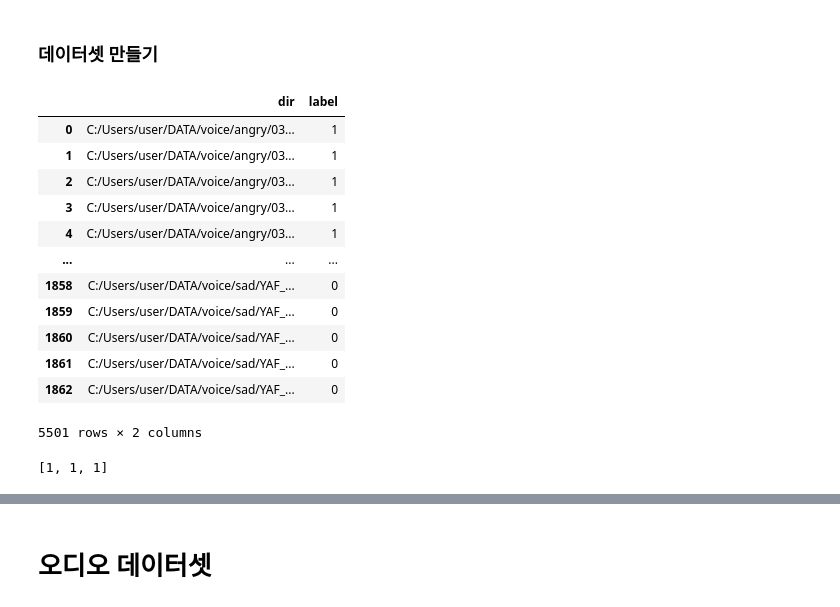
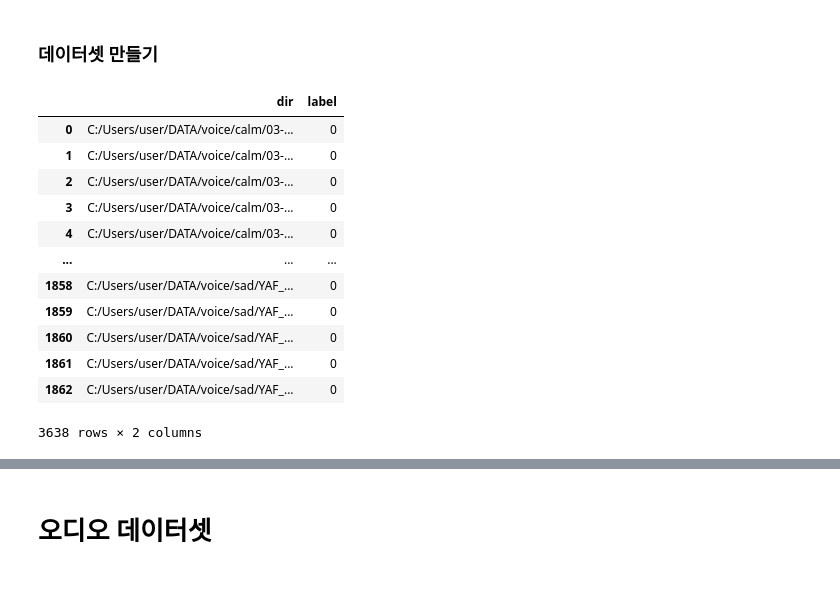
Before and after one commit to SUABBANG/angry_level_classification, a Jupyter notebook: angry_level_model/angry_level_main/audio_dataset.ipynb, the cells around one changed output, grey strips where cells are left out. Drawn from its saved outputs; the diff is of its cells as text; code cells hidden in the pictures.

```diff
--- a/angry_level_model/angry_level_main/audio_dataset.ipynb
+++ b/angry_level_model/angry_level_main/audio_dataset.ipynb
@@ -84,7 +84,23 @@ calm_data = pd.DataFrame({
     'label': 0  # 'label' 칼럼을 1로 설정합니다.
 })
 # 데이터프레임 출력
-calm_data
+
+# 데이터프레임을 생성합니다.
+neutral_data = pd.DataFrame({
+    'dir': neutral_files,
+    'label': 0  # 'label' 칼럼을 1로 설정합니다.
+})
+# 데이터프레임 출력
+
+# 데이터프레임을 생성합니다.
+sad_data = pd.DataFrame({
+    'dir': sad_files,
+    'label': 0  # 'label' 칼럼을 1로 설정합니다.
+})
+# 데이터프레임 출력
+
+label_0_df = pd.concat([calm_data,neutral_data,sad_data])
+label_0_df
 # %% [output]
 |  | dir | label |
 | 0 | C:/Users/user/DATA/voice/calm/03-... | 0 |
@@ -189,18 +121,18 @@ dataset.to_csv('C:/Users/user/DATA/voice/dataset.csv',index=False,encoding='utf-
 # %% [markdown]
 ### 데이터셋 만들기
 # %%
-dataset
+label_0_df
 # %% [output]
 |  | dir | label |
-| 0 | C:/Users/user/DATA/voice/angry/03... | 1 |
-| 1 | C:/Users/user/DATA/voice/angry/03... | 1 |
-| 2 | C:/Users/user/DATA/voice/angry/03... | 1 |
-| 3 | C:/Users/user/DATA/voice/angry/03... | 1 |
-| 4 | C:/Users/user/DATA/voice/angry/03... | 1 |
+| 0 | C:/Users/user/DATA/voice/calm/03-... | 0 |
+| 1 | C:/Users/user/DATA/voice/calm/03-... | 0 |
+| 2 | C:/Users/user/DATA/voice/calm/03-... | 0 |
+| 3 | C:/Users/user/DATA/voice/calm/03-... | 0 |
+| 4 | C:/Users/user/DATA/voice/calm/03-... | 0 |
 | ... | ... | ... |
 | 1858 | C:/Users/user/DATA/voice/sad/YAF_... | 0 |
 | 1859 | C:/Users/user/DATA/voice/sad/YAF_... | 0 |
 | 1860 | C:/Users/user/DATA/voice/sad/YAF_... | 0 |
 | 1861 | C:/Users/user/DATA/voice/sad/YAF_... | 0 |
 | 1862 | C:/Users/user/DATA/voice/sad/YAF_... | 0 |
-5501 rows × 2 columns
+3638 rows × 2 columns
@@ -210,4 +138,0 @@ label_list = list(dataset['label'].values)
-# %%
-label_list[:3]
-# %% [output]
-[1, 1, 1]
```
Also changed, not shown: parts of 33 cells of this notebook, 8 other files.
